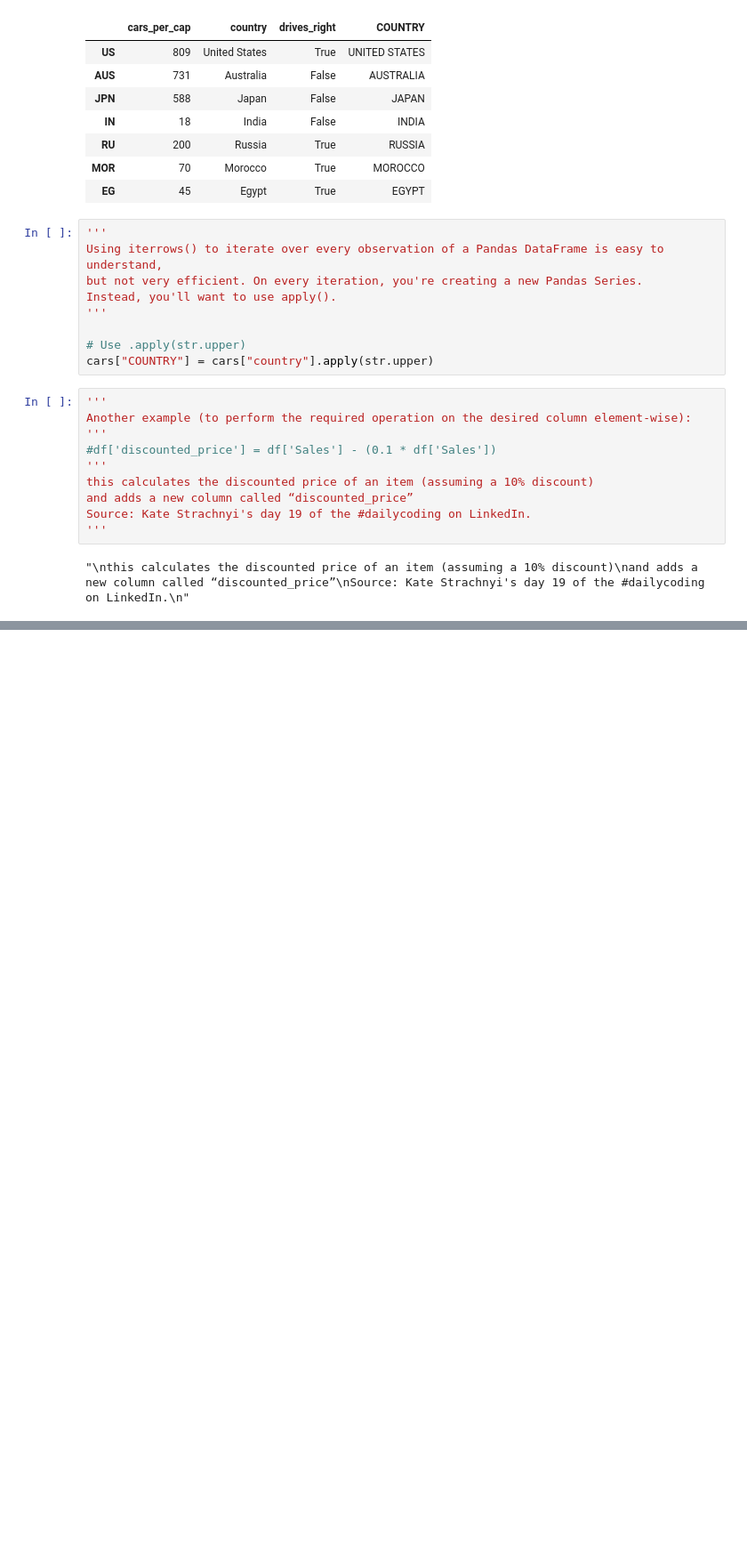
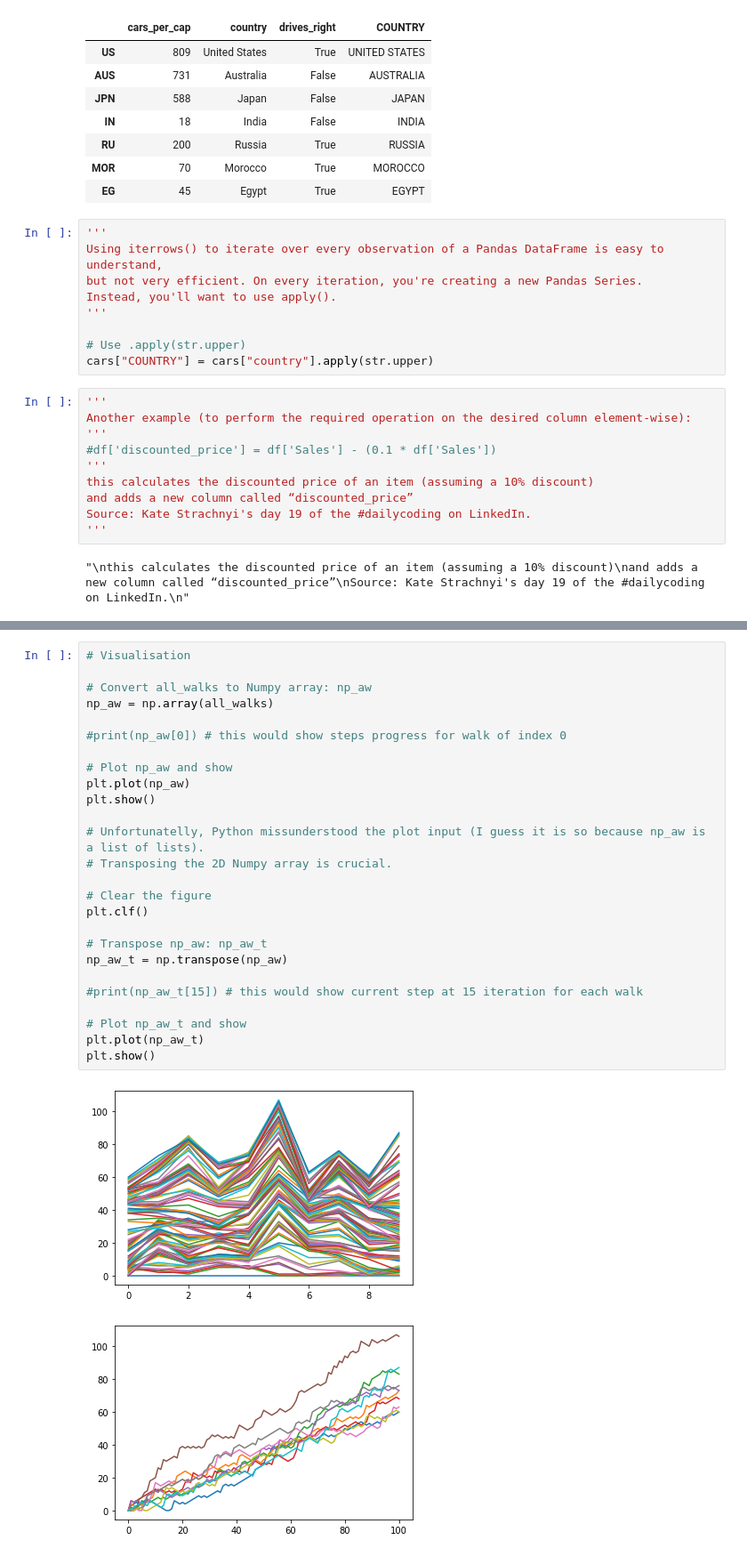
Before and after one commit to andkoc001/ML_projects, a Jupyter notebook: DataCamp Matplotlib .ipynb, the cells around one changed output, grey strips where cells are left out. Shown at 89% size. Saved outputs shown, nothing was run; the diff lists cells and outputs as text; blank space fills up the shorter version.

```diff
--- a/DataCamp Matplotlib .ipynb
+++ b/DataCamp Matplotlib .ipynb
@@ -805,0 +957,29 @@ Source: Kate Strachnyi's day 19 of the #dailycoding on LinkedIn.
+# %%
+# Visualisation
+
+# Convert all_walks to Numpy array: np_aw
+np_aw = np.array(all_walks)
+
+#print(np_aw[0]) # this would show steps progress for walk of index 0
+
+# Plot np_aw and show
+plt.plot(np_aw)
+plt.show()
+
+# Unfortunatelly, Python missunderstood the plot input (I guess it is so because np_aw is a list of lists).
+# Transposing the 2D Numpy array is crucial.
+
+# Clear the figure
+plt.clf()
+
+# Transpose np_aw: np_aw_t
+np_aw_t = np.transpose(np_aw)
+
+#print(np_aw_t[15]) # this would show current step at 15 iteration for each walk
+
+# Plot np_aw_t and show
+plt.plot(np_aw_t)
+plt.show()
+# %% [output]
+[figure, added]
+[figure, added]
```
Also changed, not shown: parts of 17 cells of this notebook.
